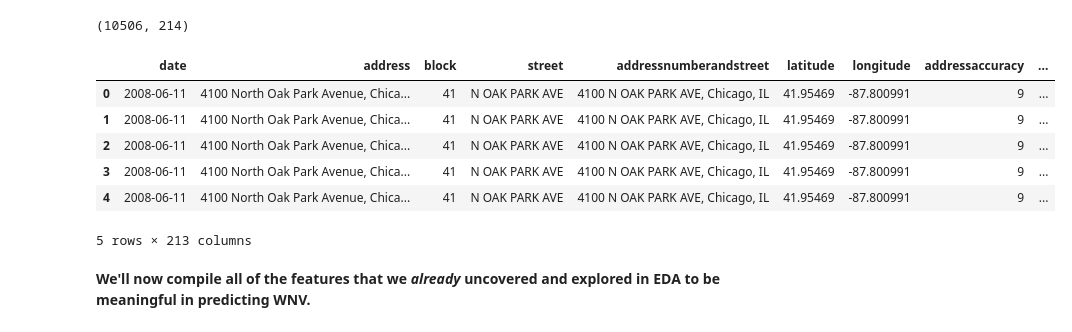
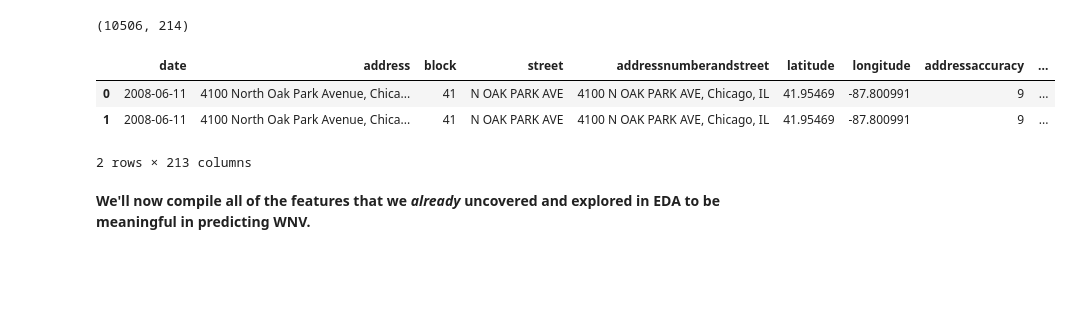
Before and after one commit to chevalier88/GA_Project_4_Advanced_Supervised_Learning, a Jupyter notebook: codes/Modelling, Cost-Benefit Analysis and Conclusion.ipynb, the cells around one changed output. Drawn from its saved outputs; the diff is of its cells as text; code cells hidden in the pictures; blank space fills up the shorter version.

```diff
--- a/codes/Modelling, Cost-Benefit Analysis and Conclusion.ipynb
+++ b/codes/Modelling, Cost-Benefit Analysis and Conclusion.ipynb
@@ -107,15 +118,12 @@ train.shape
 (10506, 214)
 # %%
 #all looks good now
-test.head()
+test.head(2)
 # %% [output]
 |  | date | address | block | street | addressnumberandstreet | latitude | longitude | addressaccuracy | ... |
 | 0 | 2008-06-11 | 4100 North Oak Park Avenue, Chica... | 41 | N OAK PARK AVE | 4100 N OAK PARK AVE, Chicago, IL | 41.95469 | -87.800991 | 9 | ... |
 | 1 | 2008-06-11 | 4100 North Oak Park Avenue, Chica... | 41 | N OAK PARK AVE | 4100 N OAK PARK AVE, Chicago, IL | 41.95469 | -87.800991 | 9 | ... |
-| 2 | 2008-06-11 | 4100 North Oak Park Avenue, Chica... | 41 | N OAK PARK AVE | 4100 N OAK PARK AVE, Chicago, IL | 41.95469 | -87.800991 | 9 | ... |
-| 3 | 2008-06-11 | 4100 North Oak Park Avenue, Chica... | 41 | N OAK PARK AVE | 4100 N OAK PARK AVE, Chicago, IL | 41.95469 | -87.800991 | 9 | ... |
-| 4 | 2008-06-11 | 4100 North Oak Park Avenue, Chica... | 41 | N OAK PARK AVE | 4100 N OAK PARK AVE, Chicago, IL | 41.95469 | -87.800991 | 9 | ... |
-5 rows × 213 columns
+2 rows × 213 columns
 # %% [markdown]
 **We'll now compile all of the features that we *already* uncovered and explored in EDA to be meaningful in predicting WNV.**
 # %% [markdown]
```
Also changed, not shown: parts of 32 cells of this notebook, 1 other file.
